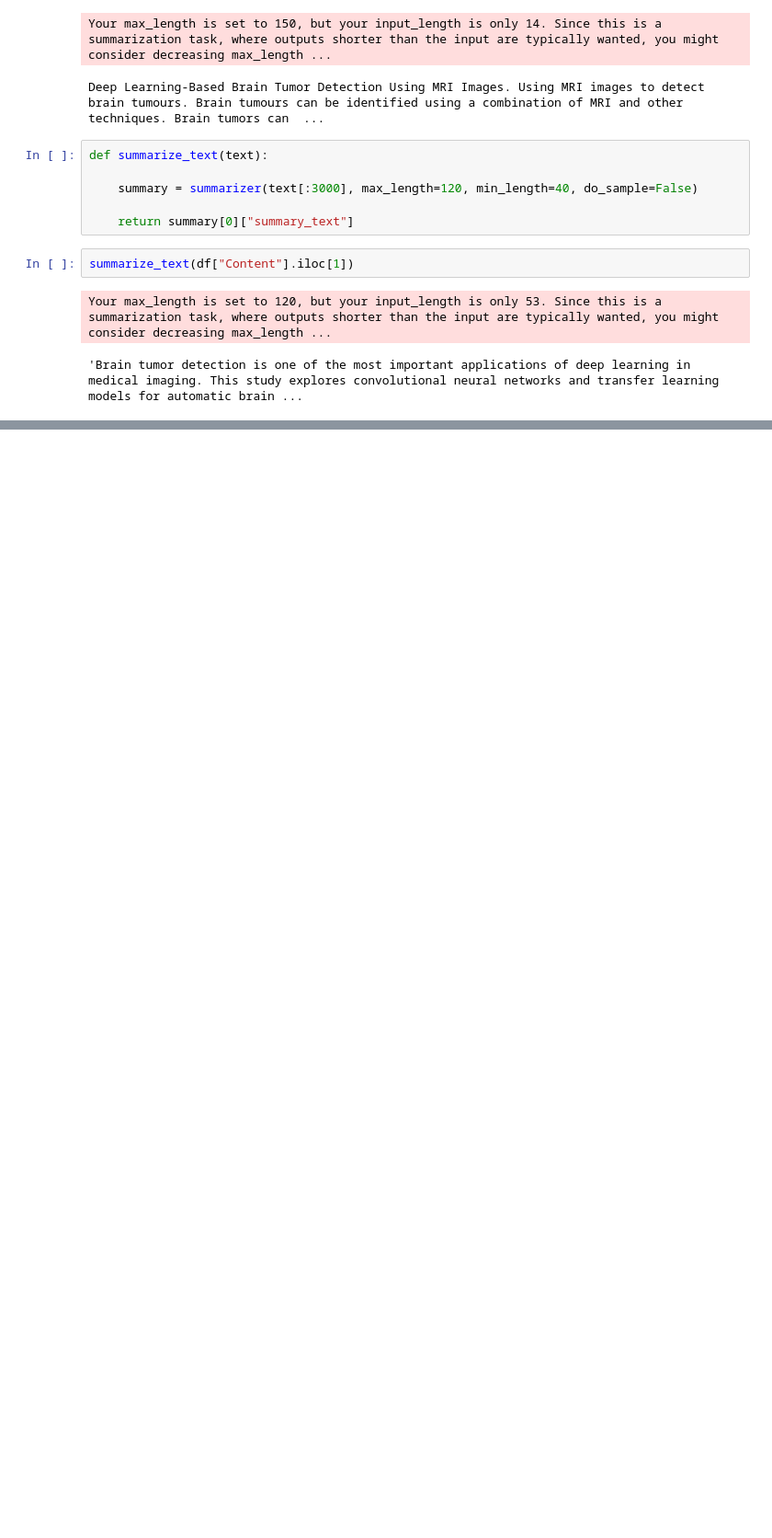
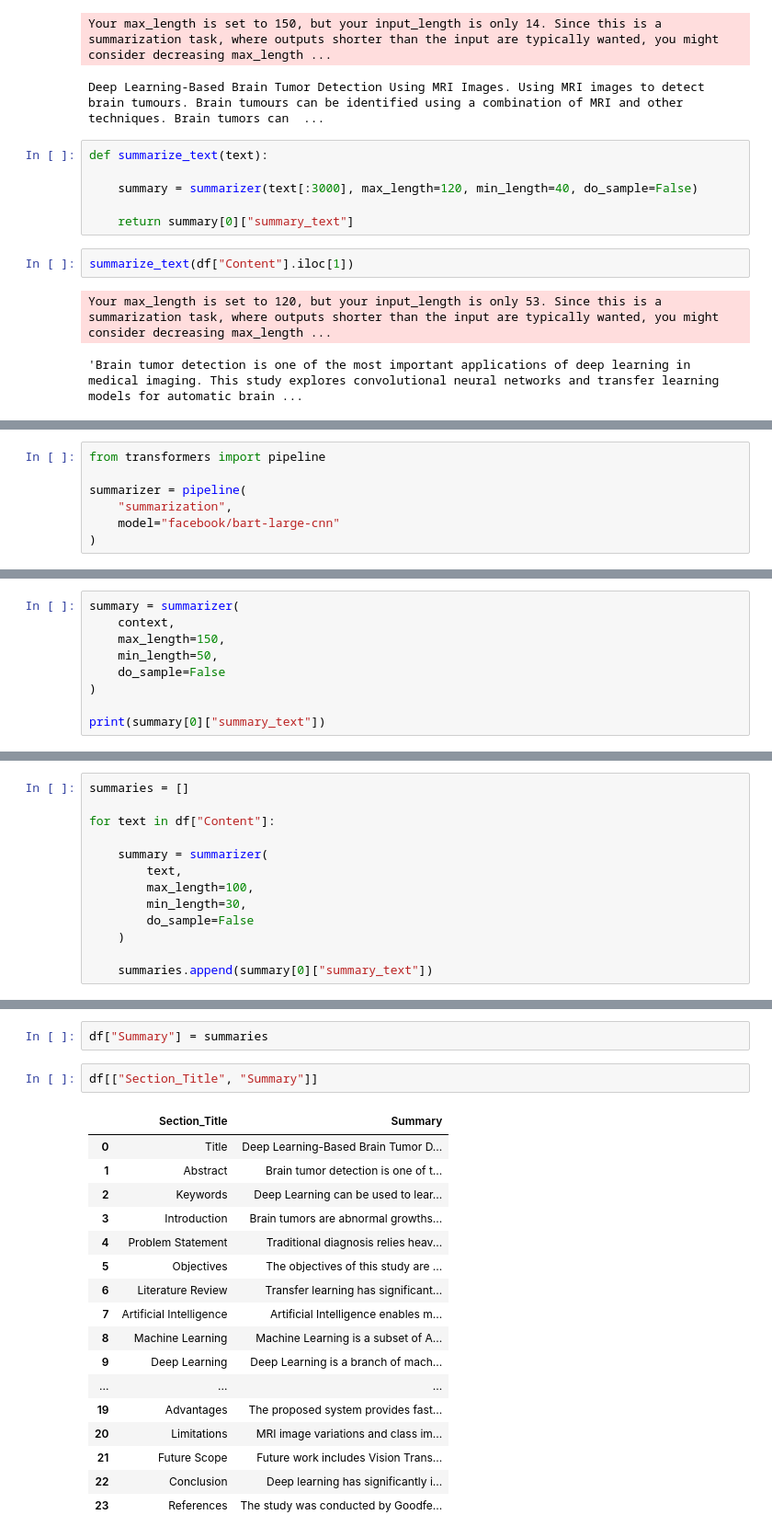
Before and after one commit to gaurnaina123/AI-Research-Paper-Intelligence-System, a Jupyter notebook: research_paper_intelligence_system.ipynb, the cells around one changed output, grey strips where cells are left out. Shown at 92% size. Cells and saved outputs as stored; diff of their text form; blank space fills up the shorter version.

```diff
--- a/research_paper_intelligence_system.ipynb
+++ b/research_paper_intelligence_system.ipynb
@@ -953,0 +1279,7 @@ Your max_length is set to 120, but your input_length is only 53. Since this is a
+# %%
+from transformers import pipeline
+
+summarizer = pipeline(
+    "summarization",
+    model="facebook/bart-large-cnn"
+)
@@ -953,0 +1288,9 @@ Your max_length is set to 120, but your input_length is only 53. Since this is a
+# %%
+summary = summarizer(
+    context,
+    max_length=150,
+    min_length=50,
+    do_sample=False
+)
+
+print(summary[0]["summary_text"])
@@ -953,0 +1448,13 @@ Your max_length is set to 120, but your input_length is only 53. Since this is a
+# %%
+summaries = []
+
+for text in df["Content"]:
+
+    summary = summarizer(
+        text,
+        max_length=100,
+        min_length=30,
+        do_sample=False
+    )
+
+    summaries.append(summary[0]["summary_text"])
@@ -953,0 +1479,22 @@ Your max_length is set to 120, but your input_length is only 53. Since this is a
+# %%
+df["Summary"] = summaries
+# %%
+df[["Section_Title", "Summary"]]
+# %% [output]
+|  | Section_Title | Summary |
+| 0 | Title | Deep Learning-Based Brain Tumor D... |
+| 1 | Abstract | Brain tumor detection is one of t... |
+| 2 | Keywords | Deep Learning can be used to lear... |
+| 3 | Introduction | Brain tumors are abnormal growths... |
+| 4 | Problem Statement | Traditional diagnosis relies heav... |
+| 5 | Objectives | The objectives of this study are ... |
+| 6 | Literature Review | Transfer learning has significant... |
+| 7 | Artificial Intelligence | Artificial Intelligence enables m... |
+| 8 | Machine Learning | Machine Learning is a subset of A... |
+| 9 | Deep Learning | Deep Learning is a branch of mach... |
+| ... | ... | ... |
+| 19 | Advantages | The proposed system provides fast... |
+| 20 | Limitations | MRI image variations and class im... |
+| 21 | Future Scope | Future work includes Vision Trans... |
+| 22 | Conclusion | Deep learning has significantly i... |
+| 23 | References | The study was conducted by Goodfe... |
```
Also changed, not shown: parts of 105 cells of this notebook.
